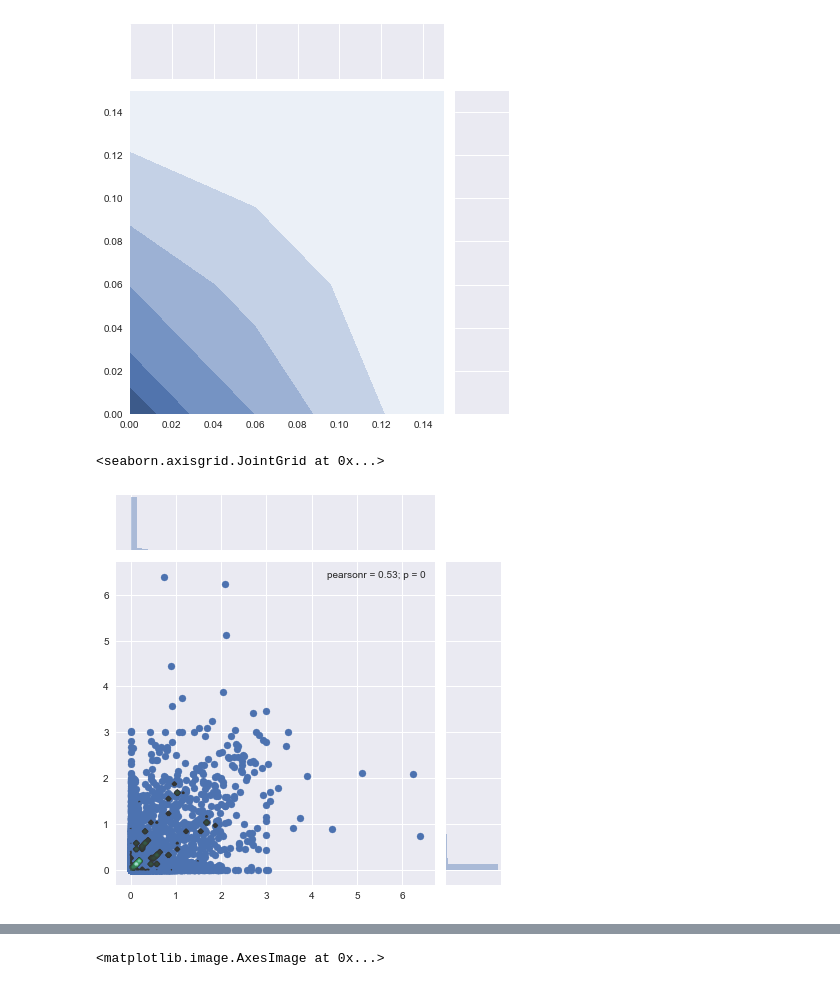
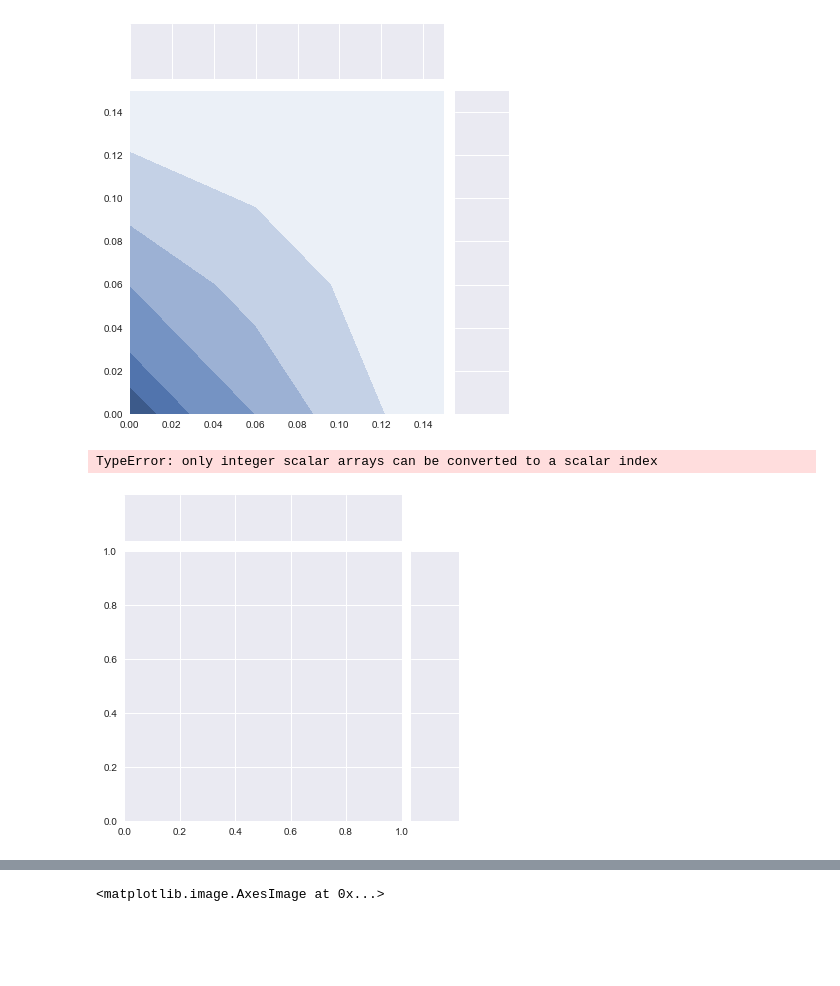
Before and after one commit to jlamweil/cortex-connect, a Jupyter notebook: main.ipynb, the cells around one changed output, grey strips where cells are left out. Cells and saved outputs as stored; diff of their text form; code cells hidden in the pictures; blank space fills up the shorter version.

```diff
--- a/main.ipynb
+++ b/main.ipynb
@@ -238,8 +253,8 @@ sns.jointplot(w, w.T, kind = 'kde', xlim=(0,0.15), ylim =(0,0.15))
 # %% [output]
 TypeError: slice indices must be integers or None or have an __index__ method
 [figure]
-# %%
-sns.jointplot(w, w.T).plot_joint(sns.kdeplot, zorder=100, n_levels=100)
-# %% [output]
-<seaborn.axisgrid.JointGrid at 0x...>
-[figure, removed]
+# %%
+sns.jointplot([w[i,j] for i in range(w.shape[0]) for j in range(w.shape[1])], [w[j,i] for i in range(w.shape[0]) for j in range(w.shape[1])]).plot_joint(sns.kdeplot, zorder=100, n_levels=100)
+# %% [output]
+TypeError: only integer scalar arrays can be converted to a scalar index
+[figure, added]
```
Also changed, not shown: parts of 21 cells of this notebook.
